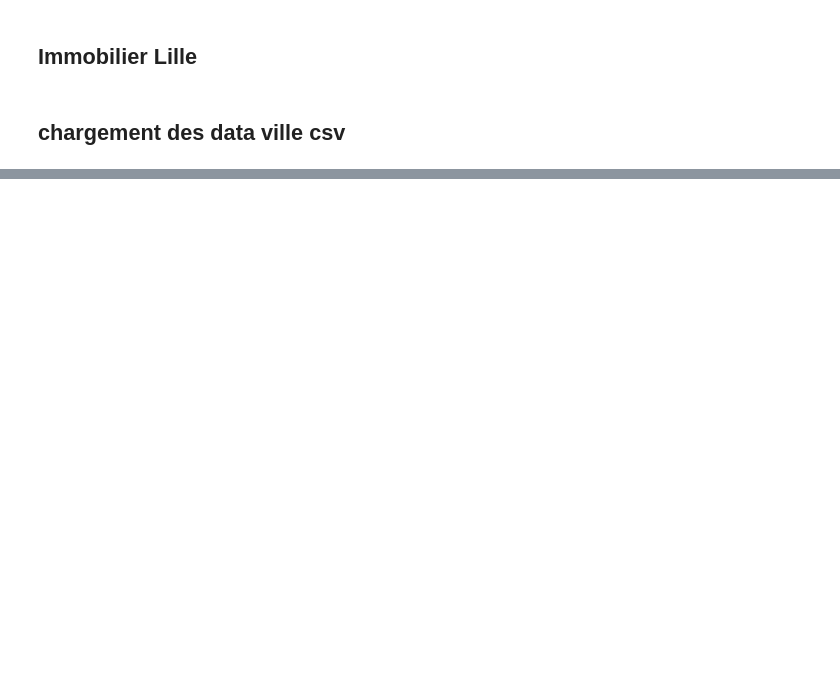
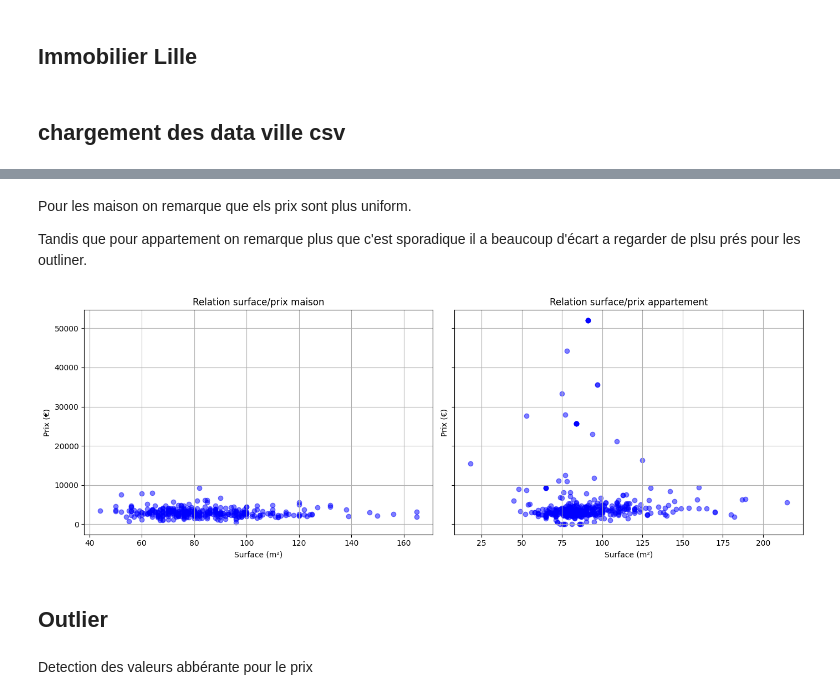
Before and after one commit to sayana-project/immoprice_api, a Jupyter notebook: notebooks/p1_lille.ipynb, the cells around one changed output, grey strips where cells are left out. Drawn from its saved outputs; the diff is of its cells as text; code cells hidden in the pictures; blank space fills up the shorter version.

```diff
--- a/notebooks/p1_lille.ipynb
+++ b/notebooks/p1_lille.ipynb
@@ -24,0 +157,29 @@ df['surface_m2'] = df['surface_m2'].fillna(df['surface_m2'].median())
+# %% [markdown]
+Pour les maison on remarque que els prix sont plus uniform.
+
+  Tandis que pour appartement on remarque plus que c'est sporadique il a beaucoup d'écart a regarder de plsu prés pour les outliner.
+# %%
+fig, axes = plt.subplots(ncols=2, figsize=(14, 5), sharey=True)
+
+# nuage de point des maison
+axes[0].scatter(df_house['Surface reelle bati'], df_house['prix_m2'], color='blue', alpha=0.5)
+axes[0].set_title("Relation surface/prix maison")
+axes[0].set_xlabel("Surface (m²)")
+axes[0].set_ylabel("Prix (€)")
+axes[0].grid(True)
+
+# nuage de point des appartements
+axes[1].scatter(df_apartment['Surface reelle bati'], df_apartment['prix_m2'], color='blue', alpha=0.5)
+axes[1].set_title("Relation surface/prix appartement")
+axes[1].set_xlabel("Surface (m²)")
+axes[1].set_ylabel("Prix (€)")
+axes[1].grid(True)
+
+plt.tight_layout()
+plt.show()
+# %% [output]
+[figure, added]
+# %% [markdown]
+## Outlier
+# %% [markdown]
+Detection des valeurs abbérante pour le prix
```
Also changed, not shown: parts of 50 cells of this notebook, 9 other files.
